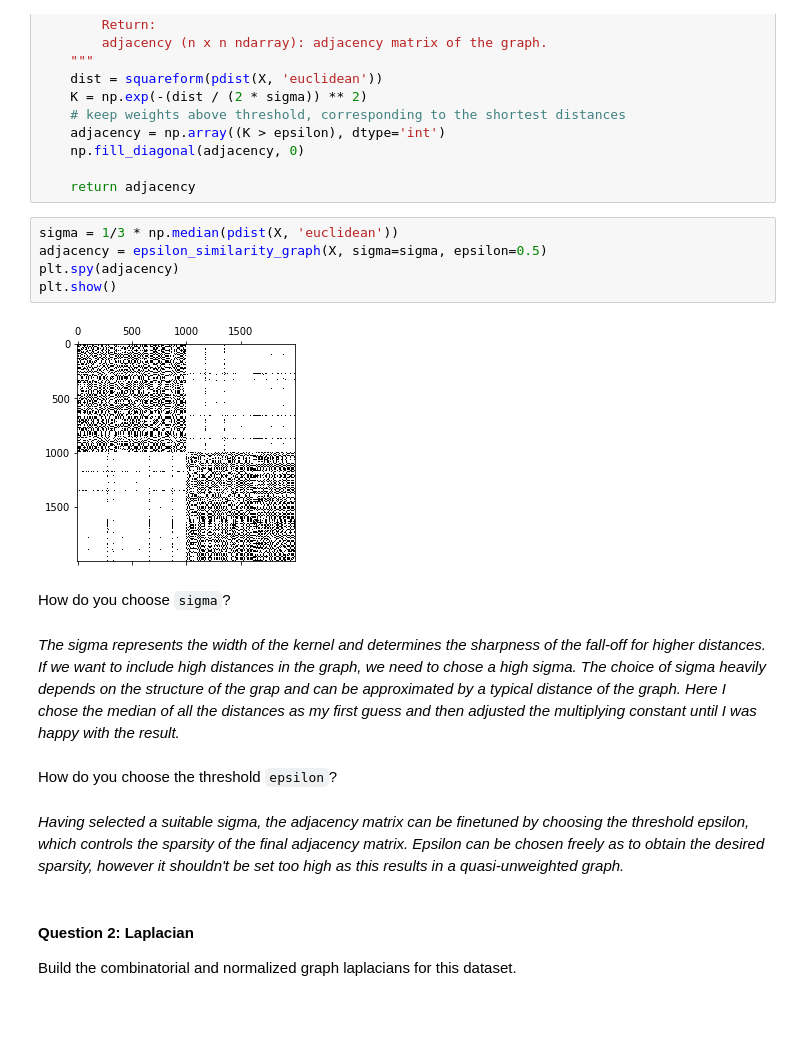
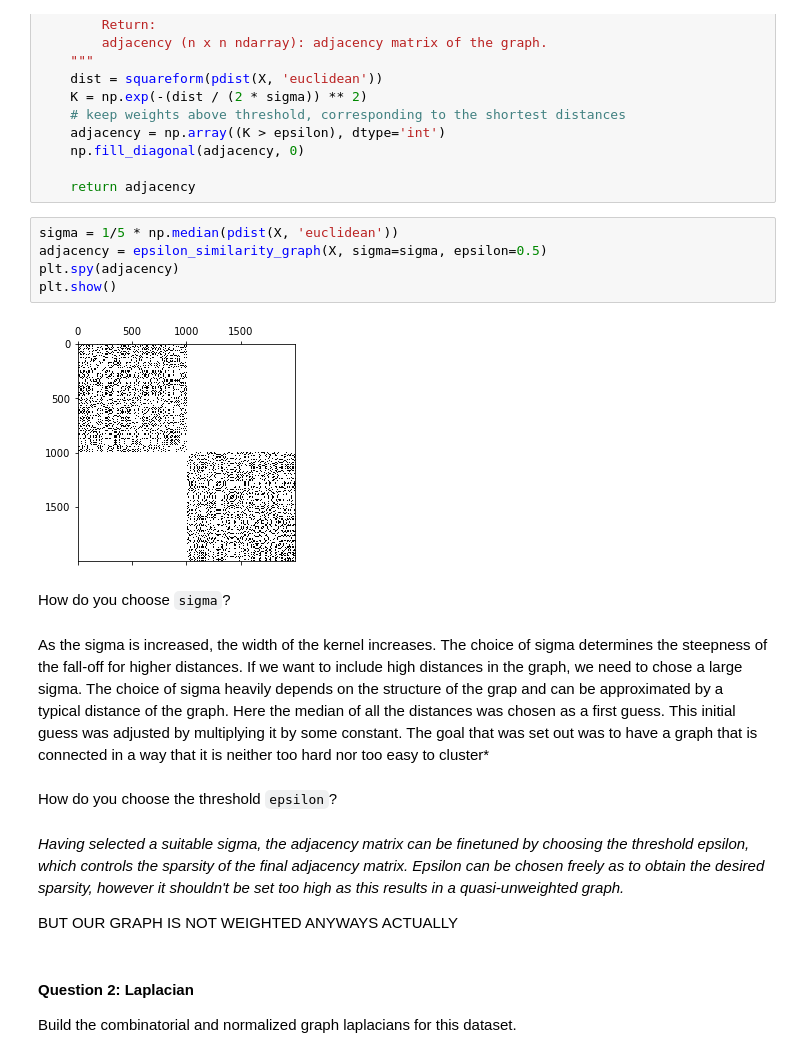
Before and after one commit to TheUser0571/NTDS_2019, a Jupyter notebook: assignments/2_learning_with_graphs_kay.ipynb, the cells around one changed output. Drawn from its saved outputs; the diff is of its cells as text; blank space fills up the shorter version.

```diff
--- a/assignments/2_learning_with_graphs_kay.ipynb
+++ b/assignments/2_learning_with_graphs_kay.ipynb
@@ -77,20 +77,22 @@ def epsilon_similarity_graph(X: np.ndarray, sigma=1, epsilon=0):
 
     return adjacency
 # %%
-sigma = 1/3 * np.median(pdist(X, 'euclidean'))
+sigma = 1/5 * np.median(pdist(X, 'euclidean'))
 adjacency = epsilon_similarity_graph(X, sigma=sigma, epsilon=0.5)
 plt.spy(adjacency)
 plt.show()
 # %% [output]
-[figure, old version]
+[figure, new version]
 # %% [markdown]
 How do you choose `sigma`?
 # %% [markdown]
-*The sigma represents the width of the kernel and determines the sharpness of the fall-off for higher distances. If we want to include high distances in the graph, we need to chose a high sigma. The choice of sigma heavily depends on the structure of the grap and can be approximated by a typical distance of the graph. Here I chose the median of all the distances as my first guess and then adjusted the multiplying constant until I was happy with the result.*
+As the sigma is increased, the width of the kernel increases. The choice of sigma determines the steepness of the fall-off for higher distances. If we want to include high distances in the graph, we need to chose a large sigma. The choice of sigma heavily depends on the structure of the grap and can be approximated by a typical distance of the graph. Here the median of all the distances was chosen as a first guess. This initial guess was adjusted by multiplying it by some constant. The goal that was set out was to have a graph that is connected in a way that it is neither too hard nor too easy to cluster*
 # %% [markdown]
 How do you choose the threshold `epsilon`?
 # %% [markdown]
 *Having selected a suitable sigma, the adjacency matrix can be finetuned by choosing the threshold epsilon, which controls the sparsity of the final adjacency matrix. Epsilon can be chosen freely as to obtain the desired sparsity, however it shouldn't be set too high as this results in a quasi-unweighted graph.*
+
+BUT OUR GRAPH IS NOT WEIGHTED ANYWAYS ACTUALLY
 # %% [markdown]
 #### Question 2: Laplacian
 Build the combinatorial and normalized graph laplacians for this dataset.
```
Also changed, not shown: parts of 22 cells of this notebook.
